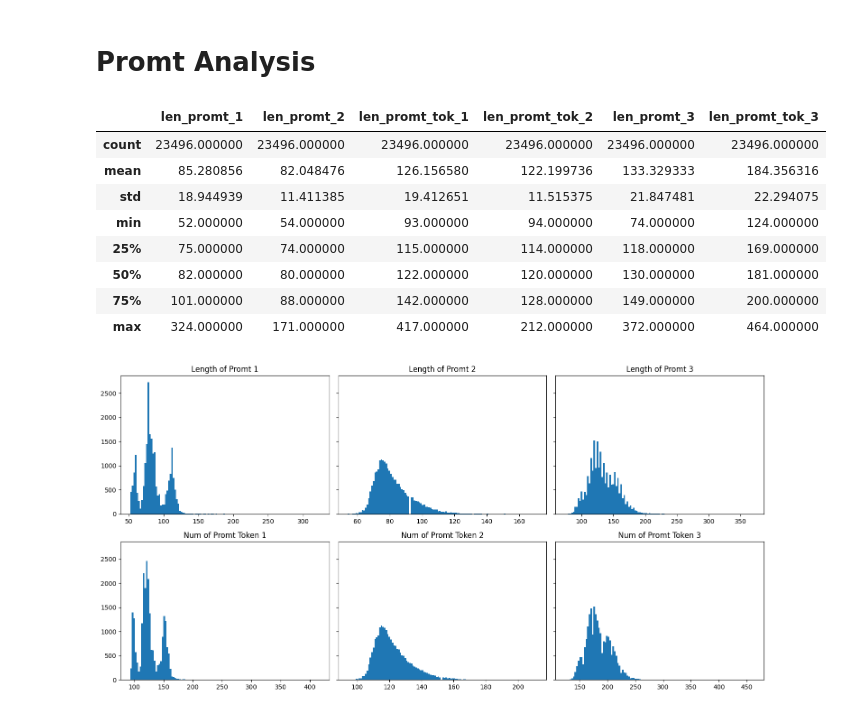
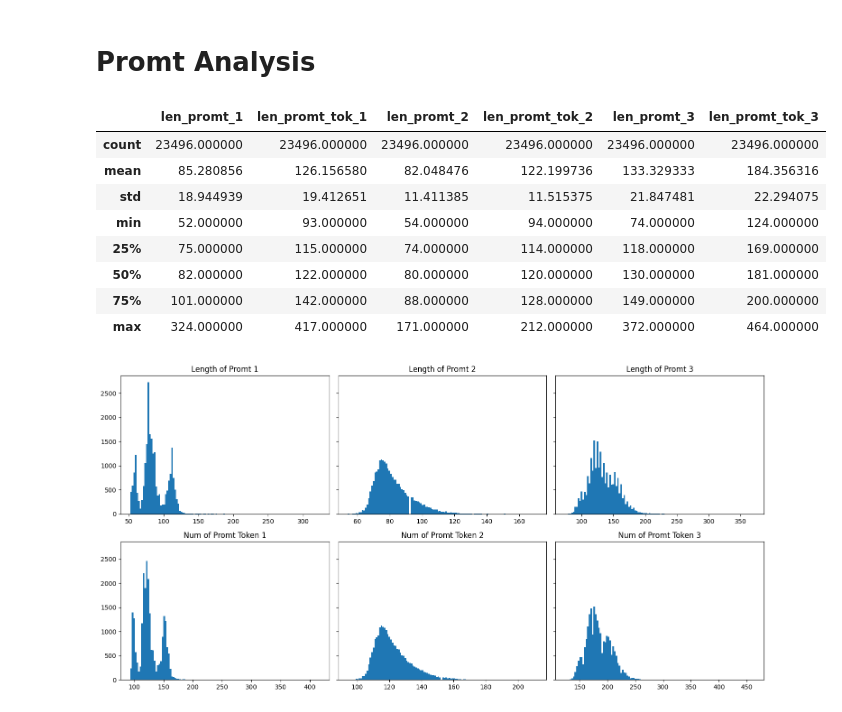
Before and after one commit to parkerhuynh/cartoon-vqa, a Jupyter notebook: api/demo.ipynb, the cells around one changed output. Drawn from its saved outputs; the diff is of its cells as text; code cells hidden in the pictures.

```diff
--- a/api/demo.ipynb
+++ b/api/demo.ipynb
@@ -20,7 +20,7 @@ def num_tokens_from_string(string: str, encoding_name: str) -> int:
     num_tokens = len(encoding.encode(string))
     return num_tokens
 # %%
-df = pd.read_csv("/home/ngoc/githubs/cartoon-vqa/clean_cartoon.csv")
+df = pd.read_csv("/home/parker/githubs/cartoon-vqa/api/clean_cartoon.csv")
 # %%
 length_cap_1s = []
 length_cap_2s = []
@@ -116,17 +116,17 @@ cap['promt_3'] = cap[['cap_1', 'cap_2']].apply(lambda row: combined_promt(row['c
 cap["len_promt_3"] = cap["promt_3"].apply(lambda x: len(x.split(" ")))
 cap["len_promt_tok_3"] = cap["promt_3"].apply(lambda x: num_tokens_from_string(x, encoding_name="cl100k_base"))
 # %%
-cap[["len_promt_1","len_promt_2", "len_promt_tok_1", "len_promt_tok_2", "len_promt_3", "len_promt_tok_3"]].describe()
+cap[["len_promt_1", "len_promt_tok_1","len_promt_2", "len_promt_tok_2", "len_promt_3", "len_promt_tok_3"]].describe()
 # %% [output]
-|  | len_promt_1 | len_promt_2 | len_promt_tok_1 | len_promt_tok_2 | len_promt_3 | len_promt_tok_3 |
+|  | len_promt_1 | len_promt_tok_1 | len_promt_2 | len_promt_tok_2 | len_promt_3 | len_promt_tok_3 |
 | count | 23496.000000 | 23496.000000 | 23496.000000 | 23496.000000 | 23496.000000 | 23496.000000 |
-| mean | 85.280856 | 82.048476 | 126.156580 | 122.199736 | 133.329333 | 184.356316 |
-| std | 18.944939 | 11.411385 | 19.412651 | 11.515375 | 21.847481 | 22.294075 |
-| min | 52.000000 | 54.000000 | 93.000000 | 94.000000 | 74.000000 | 124.000000 |
-| 25% | 75.000000 | 74.000000 | 115.000000 | 114.000000 | 118.000000 | 169.000000 |
-| 50% | 82.000000 | 80.000000 | 122.000000 | 120.000000 | 130.000000 | 181.000000 |
-| 75% | 101.000000 | 88.000000 | 142.000000 | 128.000000 | 149.000000 | 200.000000 |
-| max | 324.000000 | 171.000000 | 417.000000 | 212.000000 | 372.000000 | 464.000000 |
+| mean | 85.280856 | 126.156580 | 82.048476 | 122.199736 | 133.329333 | 184.356316 |
+| std | 18.944939 | 19.412651 | 11.411385 | 11.515375 | 21.847481 | 22.294075 |
+| min | 52.000000 | 93.000000 | 54.000000 | 94.000000 | 74.000000 | 124.000000 |
+| 25% | 75.000000 | 115.000000 | 74.000000 | 114.000000 | 118.000000 | 169.000000 |
+| 50% | 82.000000 | 122.000000 | 80.000000 | 120.000000 | 130.000000 | 181.000000 |
+| 75% | 101.000000 | 142.000000 | 88.000000 | 128.000000 | 149.000000 | 200.000000 |
+| max | 324.000000 | 417.000000 | 171.000000 | 212.000000 | 372.000000 | 464.000000 |
 # %%
 fig, axs = plt.subplots(2, 3, sharey=True, tight_layout=True, figsize=(15,7.5))
 
```
Also changed, not shown: parts of 6 cells of this notebook, 4 other files.
